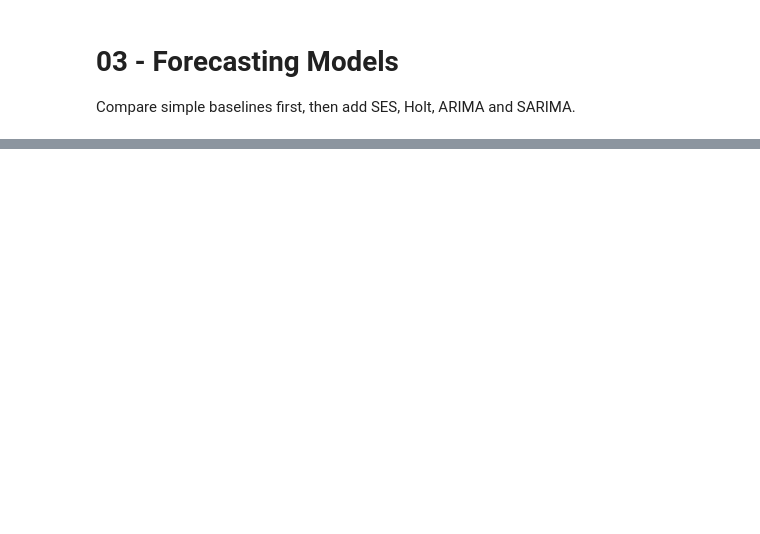
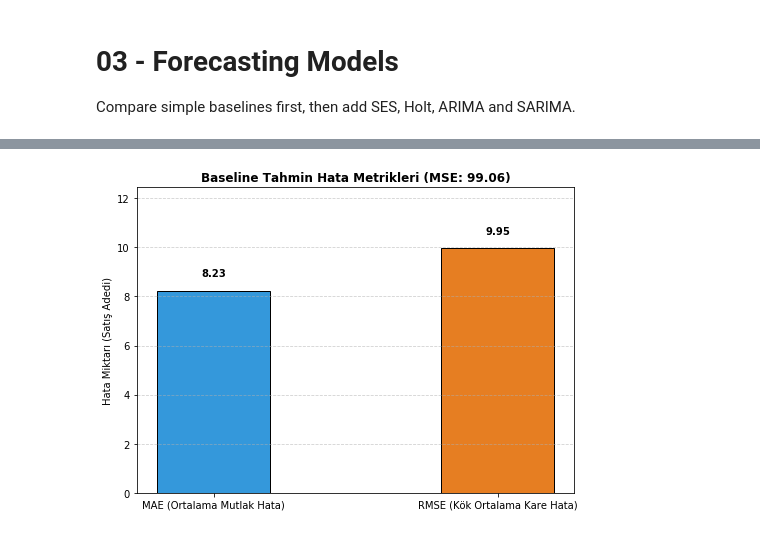
Before and after one commit to ece-gunay/SmartSupply-AI, a Jupyter notebook: notebooks/03_modeling.ipynb, the cells around one changed output, grey strips where cells are left out. Cells and saved outputs as stored; diff of their text form; code cells hidden in the pictures; blank space fills up the shorter version.

```diff
--- a/notebooks/03_modeling.ipynb
+++ b/notebooks/03_modeling.ipynb
@@ -40,0 +33,47 @@ final_test_df.to_parquet('../data/processed/test.parquet',engine='pyarrow',compr
+# %%
+target = "Units Sold"
+
+X_train = df_train.drop(columns=[target, "Date"])
+y_train = df_train[target]
+
+X_val = df_validation.drop(columns=[target, "Date"])
+y_val = df_validation[target]
+
+X_test = df_test.drop(columns=[target, "Date"])
+y_test = df_test[target]
+
+baseline_pred = df_baseline_test["Demand Forecast"]
+# %%
+# Demand Forecast bizim benchmarkımız.
+# Unit Sold ile karşılaştırılıp ne kadar doğru tahmin ettiğini görmemiz lazım.
+# Unit Sold y_test, Demand Forecast baseline_pred'imiz
+
+baseline_mse = mean_squared_error(y_test, baseline_pred)
+baseline_rmse = np.sqrt(baseline_mse)
+baseline_mae = mean_absolute_error(y_test, baseline_pred)
+# %%
+# Görselleştirme
+import matplotlib.pyplot as plt
+import seaborn as sns
+
+# Metric Değerleri
+metrics = ['MAE (Ortalama Mutlak Hata)', 'RMSE (Kök Ortalama Kare Hata)']
+values = [baseline_mae, baseline_rmse]
+
+plt.figure(figsize=(7, 5))
+bars = plt.bar(metrics, values, color=['#3498db', '#e67e22'], width=0.4, edgecolor='black')
+
+plt.title(f"Baseline Tahmin Hata Metrikleri (MSE: {baseline_mse:.2f})", fontsize=12, fontweight='bold')
+plt.ylabel("Hata Miktarı (Satış Adedi)", fontsize=10)
+plt.ylim(0, max(values) * 1.25)
+plt.grid(axis='y', linestyle='--', alpha=0.6)
+
+# Sütun üzerine değerleri yazdırma
+for bar in bars:
+    yval = bar.get_height()
+    plt.text(bar.get_x() + bar.get_width()/2.0, yval + 0.5, f'{yval:.2f}', ha='center', va='bottom', fontweight='bold')
+
+plt.tight_layout()
+plt.show()
+# %% [output]
+[figure, added]
```
Also changed, not shown: parts of 11 cells of this notebook, 9 other files.
